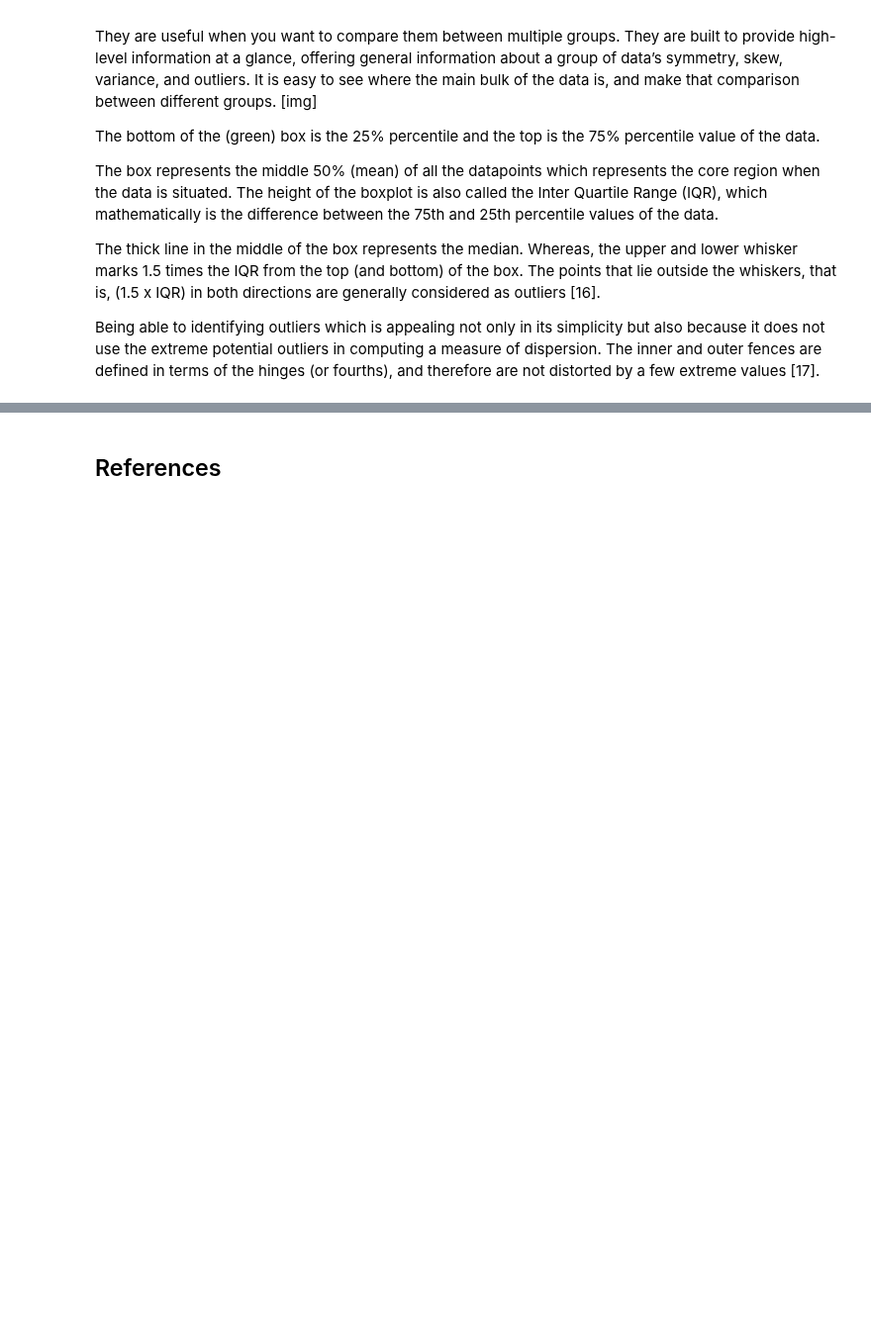
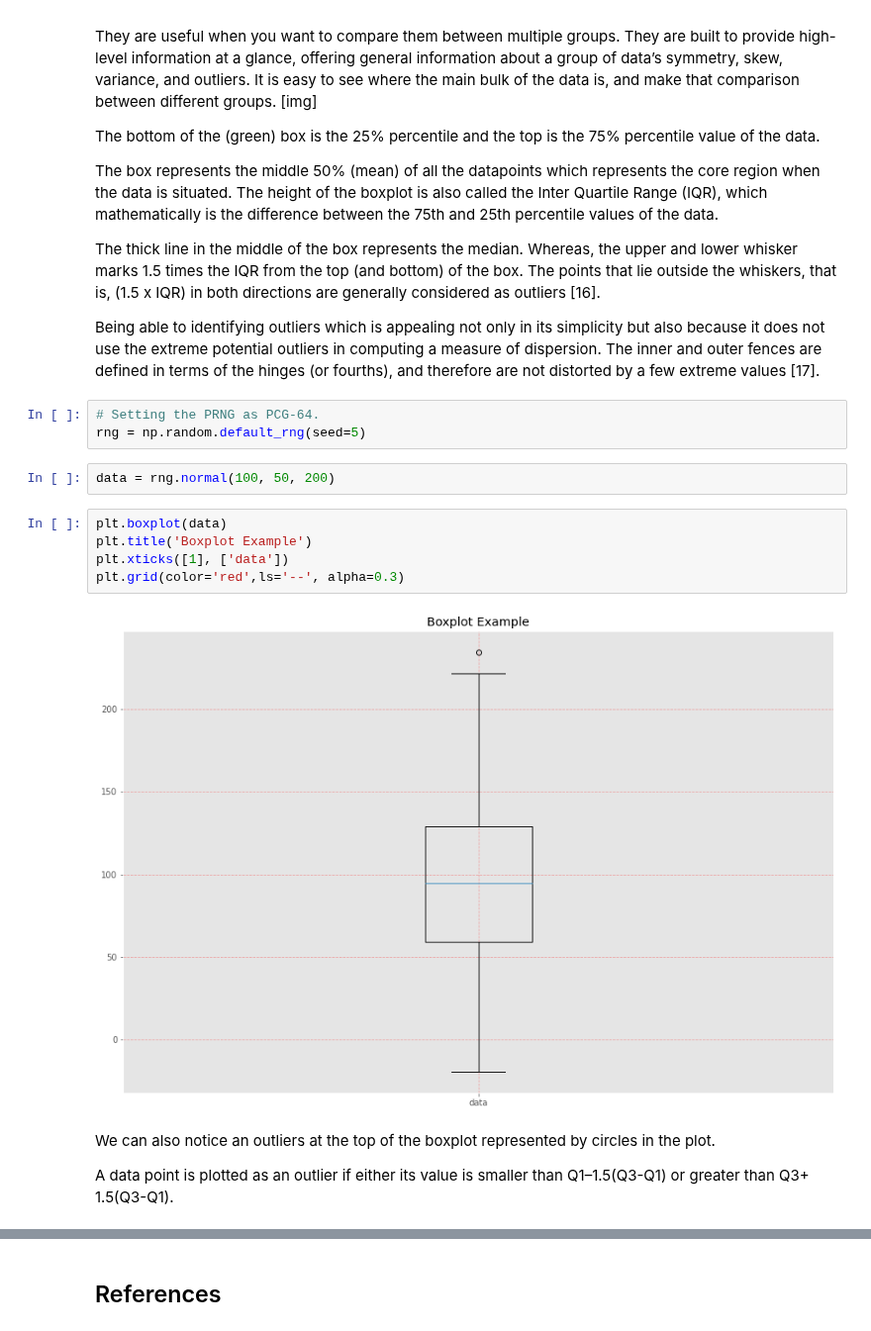
Before and after one commit to kmcd14/FofData-assessment, a Jupyter notebook: pyplot.ipynb, the cells around one changed output, grey strips where cells are left out. Shown at 99% size. Drawn from its saved outputs; the diff is of its cells as text; blank space fills up the shorter version.

Commit message:
boxplot code, examples and visualisation

```diff
--- a/pyplot.ipynb
+++ b/pyplot.ipynb
@@ -554,3 +554,19 @@ The box represents the middle 50% (mean) of all the datapoints which represents
 The thick line in the middle of the box represents the median. Whereas, the upper and lower whisker marks 1.5 times the IQR from the top (and bottom) of the box. The points that lie outside the whiskers, that is, (1.5 x IQR) in both directions are generally considered as outliers [16].
 
 Being able to identifying outliers which is appealing not only in its simplicity but also because it does not use the extreme potential outliers in computing a measure of dispersion. The inner and outer fences are defined in terms of the hinges (or fourths), and therefore are not distorted by a few extreme values [17].
+# %%
+# Setting the PRNG as PCG-64.
+rng = np.random.default_rng(seed=5)
+# %%
+data = rng.normal(100, 50, 200)
+# %%
+plt.boxplot(data)
+plt.title('Boxplot Example')
+plt.xticks([1], ['data'])
+plt.grid(color='red',ls='--', alpha=0.3)
+# %% [output]
+[figure, added]
+# %% [markdown]
+We can also notice an outliers at the top of the boxplot represented by circles in the plot.
+
+A data point is plotted as an outlier if either its value is smaller than Q1–1.5(Q3-Q1) or greater than Q3+ 1.5(Q3-Q1).
```
Also changed, not shown: parts of 10 cells of this notebook.
